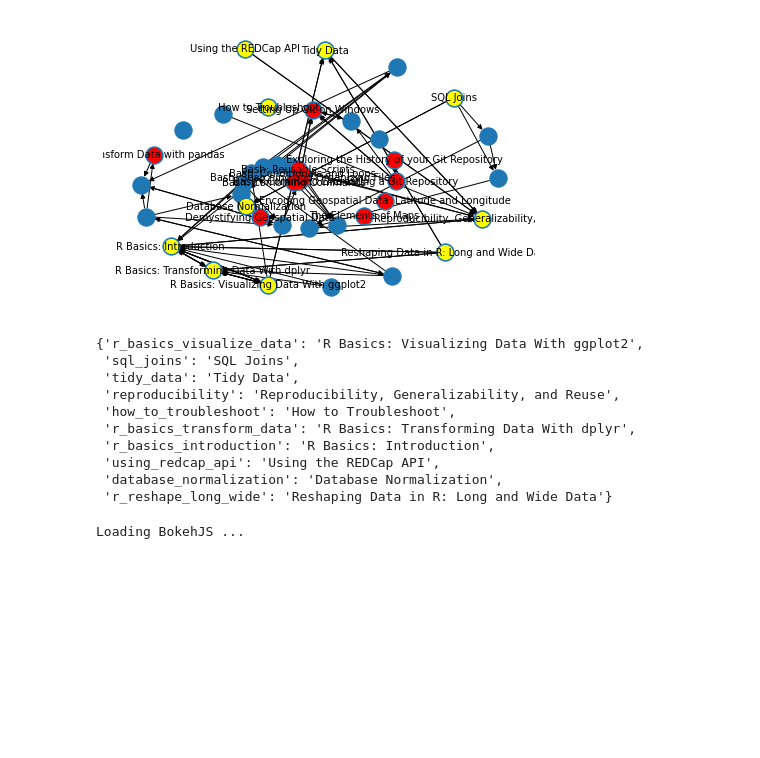
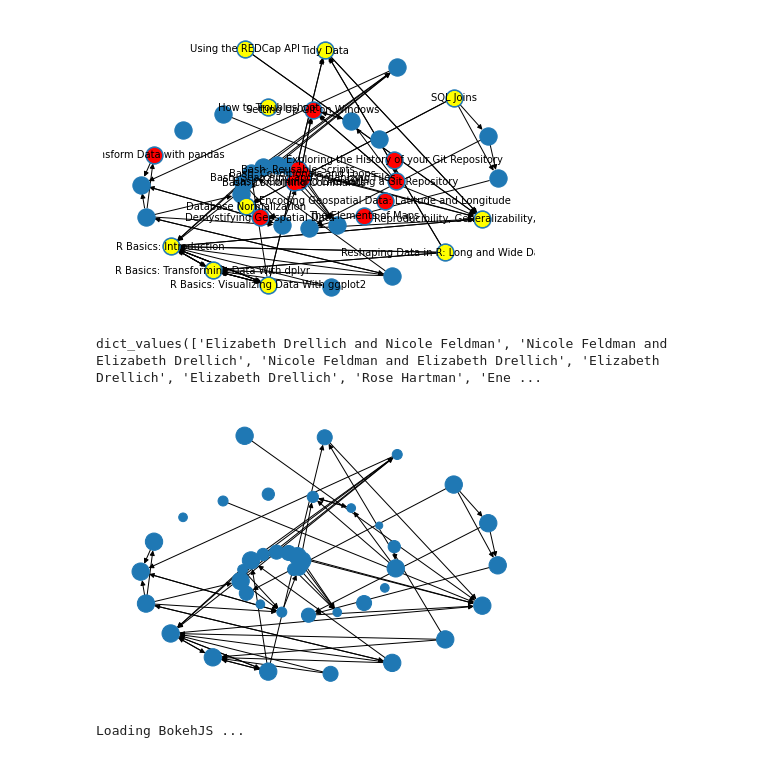
Before and after one commit to arcus/education_modules, a Jupyter notebook: knowledge_graphing/visualizations.ipynb, the cells around one changed output. Cells and saved outputs as stored; diff of their text form; code cells hidden in the pictures; blank space fills up the shorter version.

Commit message:
add estimated time to nodes

```diff
--- a/knowledge_graphing/visualizations.ipynb
+++ b/knowledge_graphing/visualizations.ipynb
@@ -142,19 +145,28 @@ titles = {u:J.nodes[u]["title"] for u in J.nodes()}
 nx.draw(J, with_labels = True, pos=pos, font_size=10, node_color="yellow", node_size=200, labels = titles)
 # %% [output]
 [figure]
-# %%
-titles
-# %% [output]
-{'r_basics_visualize_data': 'R Basics: Visualizing Data With ggplot2',
- 'sql_joins': 'SQL Joins',
- 'tidy_data': 'Tidy Data',
- 'reproducibility': 'Reproducibility, Generalizability, and Reuse',
- 'how_to_troubleshoot': 'How to Troubleshoot',
- 'r_basics_transform_data': 'R Basics: Transforming Data With dplyr',
- 'r_basics_introduction': 'R Basics: Introduction',
- 'using_redcap_api': 'Using the REDCap API',
- 'database_normalization': 'Database Normalization',
- 'r_reshape_long_wide': 'Reshaping Data in R: Long and Wide Data'}
+# %%
+## Create estimated time list so that node size can be scaled by time
+estimated_time = {u:G.nodes[u]["estimated_time"][0:2] for u in G.nodes()}
+
+times = []
+for est_time in list(estimated_time.values()):
+    if int(est_time) == 1:
+        times.append(int(60))
+    else:
+        times.append(int(est_time))
+times=[i * 5 for i in times]
+
+## Create Author Colors so that nodes can be colored by author
+authors = {u:G.nodes[u]["author"] for u in G.nodes()}
+
+authors.values()
+# %% [output]
+dict_values(['Elizabeth Drellich and Nicole Feldman', 'Nicole Feldman and Elizabeth Drellich', 'Nicole Feldman and Elizabeth Drellich', 'Elizabeth Drellich', 'Elizabeth Drellich', 'Rose Hartman', 'Ene ...
+# %%
+nx.draw(G, pos = pos, with_labels=False, node_size=times)
+# %% [output]
+[figure, added]
 # %%
 import bokeh
 from bokeh.io import output_notebook
```
Also changed, not shown: parts of 4 cells of this notebook, 2 other files.
